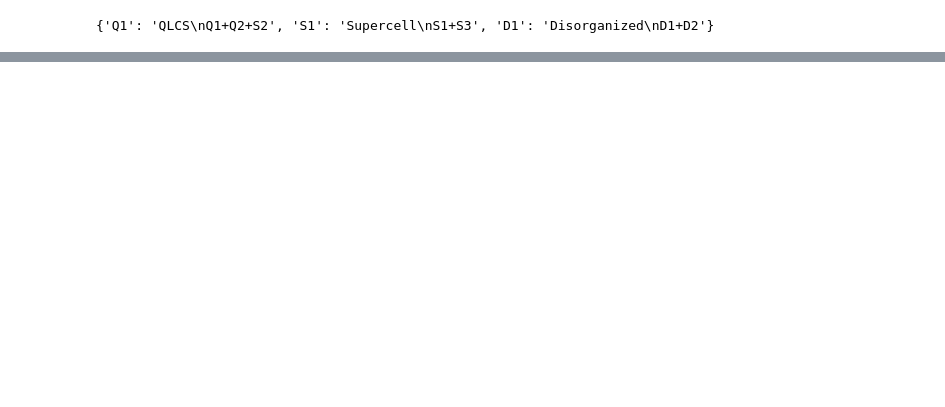
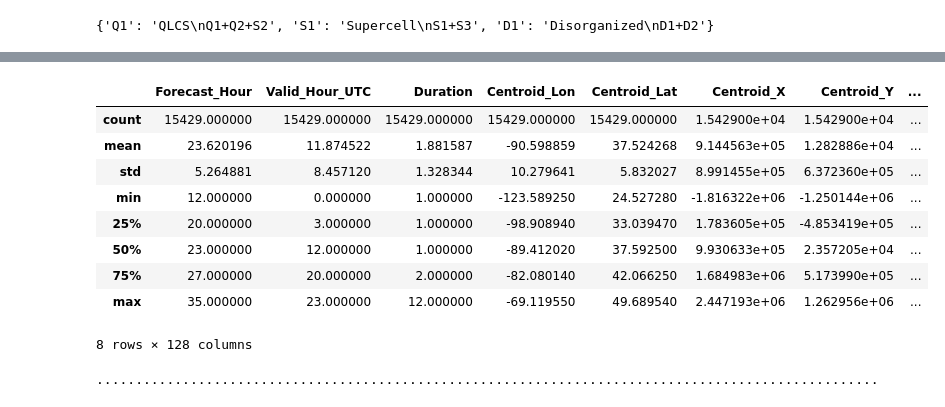
Before and after one commit to ahijevyc/machine-learning, a Jupyter notebook: normalize_and_topn.ipynb, the cells around one changed output, grey strips where cells are left out. Cells and saved outputs as stored; diff of their text form; code cells hidden in the pictures; blank space fills up the shorter version.

```diff
--- a/normalize_and_topn.ipynb
+++ b/normalize_and_topn.ipynb
@@ -43,8 +61,14 @@ HWT_mode_train.label_longname_dict()
 # %% [output]
 {'Q1': 'QLCS\nQ1+Q2+S2', 'S1': 'Supercell\nS1+S3', 'D1': 'Disorganized\nD1+D2'}
 # %%
-# Derive vector magnitude, drop scalar components - already done earlier
-# dfs = scalar2vector.scalar2vector(dfs, debug=debug)
+features = HWT_mode_train.get_features(suite="basic")
+
+# Derive vector magnitude, drop scalar components - already done earlier?
+for f in features:
+    if f not in dfs.columns:
+        print(f, "not in dataframe. run scalar2vector.uvmagnitude?")
+
+dfs = scalar2vector.uvmagnitude(dfs, debug=debug)
 
 # Only keep objects with significant negative or positive UH. Those were the only ones labeled.
 dfs=dfs[(dfs.UP_HELI_MAX_max >= 25) | (dfs.UP_HELI_MIN_min <= -25)]
@@ -61,5 +85,3 @@ else:
     sys.exit(0)
 
 scaled_dfs = (dfs.select_dtypes(include="number") - scaler.loc["mean"])/scaler.loc["std"]
-0,0
-features = HWT_mode_train.get_features(suite="basic")
@@ -66,3 +113,16 @@ features = HWT_mode_train.get_features(suite="basic")
+# %%
+scaler
+# %% [output]
+|  | Forecast_Hour | Valid_Hour_UTC | Duration | Centroid_Lon | Centroid_Lat | Centroid_X | Centroid_Y | ... |
+| count | 15429.000000 | 15429.000000 | 15429.000000 | 15429.000000 | 15429.000000 | 1.542900e+04 | 1.542900e+04 | ... |
+| mean | 23.620196 | 11.874522 | 1.881587 | -90.598859 | 37.524268 | 9.144563e+05 | 1.282886e+04 | ... |
+| std | 5.264881 | 8.457120 | 1.328344 | 10.279641 | 5.832027 | 8.991455e+05 | 6.372360e+05 | ... |
+| min | 12.000000 | 0.000000 | 1.000000 | -123.589250 | 24.527280 | -1.816322e+06 | -1.250144e+06 | ... |
+| 25% | 20.000000 | 3.000000 | 1.000000 | -98.908940 | 33.039470 | 1.783605e+05 | -4.853419e+05 | ... |
+| 50% | 23.000000 | 12.000000 | 1.000000 | -89.412020 | 37.592500 | 9.930633e+05 | 2.357205e+04 | ... |
+| 75% | 27.000000 | 20.000000 | 2.000000 | -82.080140 | 42.066250 | 1.684983e+06 | 5.173990e+05 | ... |
+| max | 35.000000 | 23.000000 | 12.000000 | -69.119550 | 49.689540 | 2.447193e+06 | 1.262956e+06 | ... |
+8 rows × 128 columns
 # %%
 vyyyymmddhh = dfs["Run_Date"].dt.strftime("%Y%m%d%H/").values
 preds = []
@@ -70,4 +130,7 @@ for nn in nns:
     model = load_model(nn, custom_objects={"brier_score":HWT_mode_train.brier_score,
                                        "brier_skill_score":HWT_mode_train.brier_skill_score})
     preds.append(model.predict(scaled_dfs[features]))
+    print(".",end="")
 pred = np.array(preds).mean(axis=0)
+# %% [output]
+....................................................................................................
```
Also changed, not shown: parts of 9 cells of this notebook.
